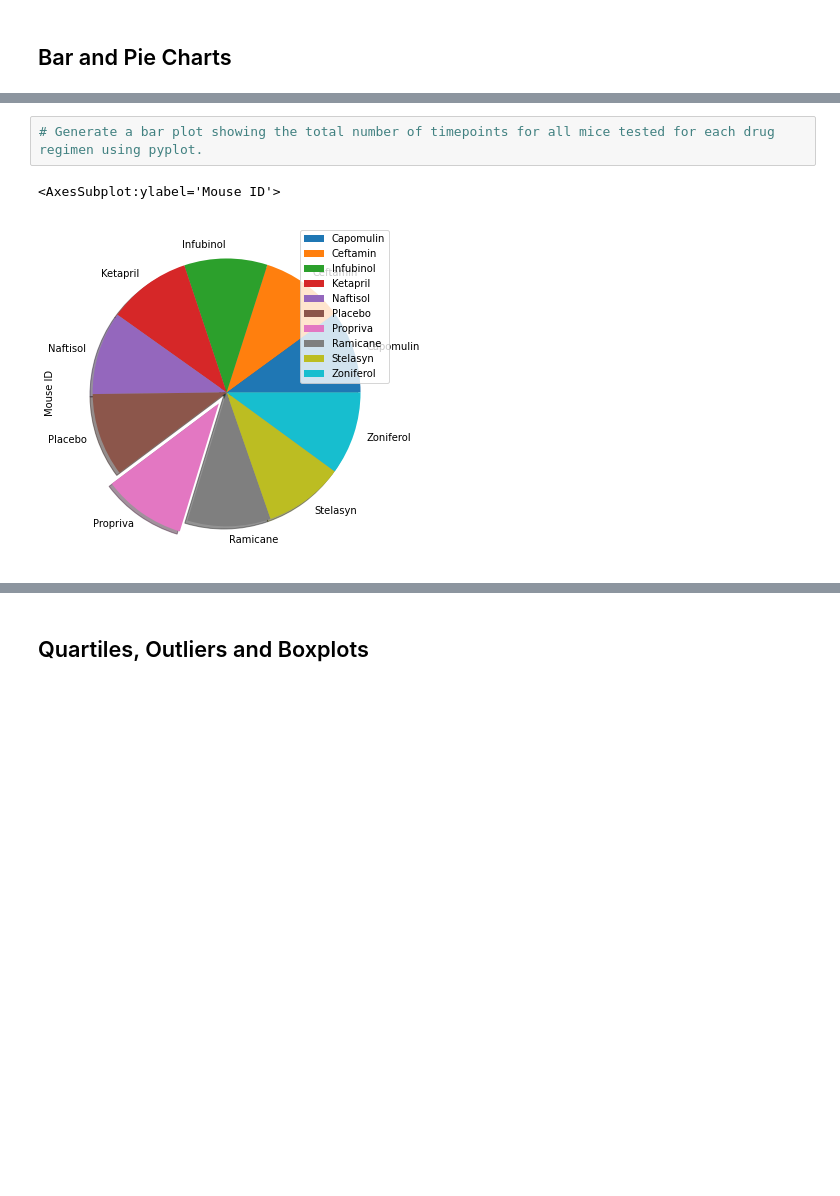
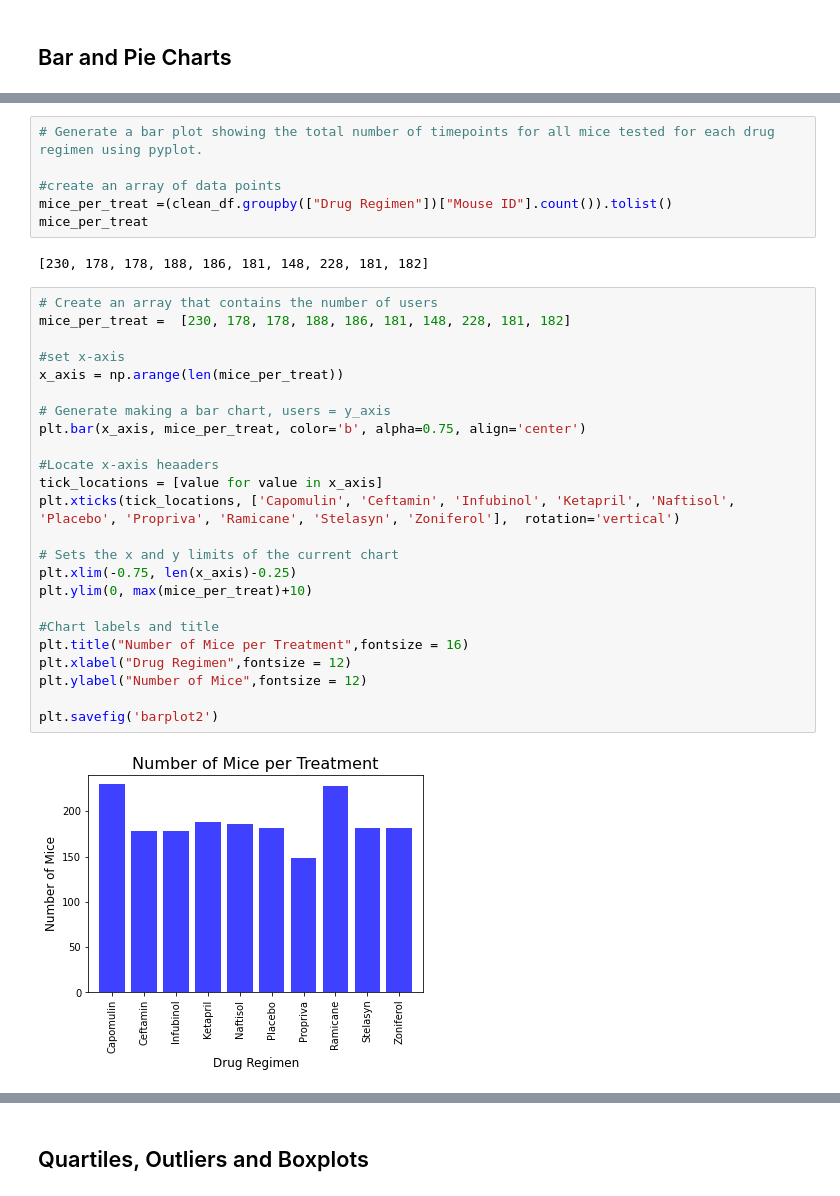
Before and after one commit to Posh007/Matplotlib-Plots, a Jupyter notebook: Pymaceuticals/Pymaceuticals_starter.ipynb, the cells around one changed output, grey strips where cells are left out. Cells and saved outputs as stored; diff of their text form; blank space fills up the shorter version.

```diff
--- a/Pymaceuticals/Pymaceuticals_starter.ipynb
+++ b/Pymaceuticals/Pymaceuticals_starter.ipynb
@@ -161,7 +161,36 @@ unique_mice_tested.plot(kind='bar',facecolor='red')
 # %%
 # Generate a bar plot showing the total number of timepoints for all mice tested for each drug regimen using pyplot.
+
+#create an array of data points
+mice_per_treat =(clean_df.groupby(["Drug Regimen"])["Mouse ID"].count()).tolist()
+mice_per_treat
 # %% [output]
-<AxesSubplot:ylabel='Mouse ID'>
+[230, 178, 178, 188, 186, 181, 148, 228, 181, 182]
-[figure, removed]
+# %%
+# Create an array that contains the number of users
+mice_per_treat =  [230, 178, 178, 188, 186, 181, 148, 228, 181, 182]
+
+#set x-axis
+x_axis = np.arange(len(mice_per_treat))
+
+# Generate making a bar chart, users = y_axis
+plt.bar(x_axis, mice_per_treat, color='b', alpha=0.75, align='center')
+
+#Locate x-axis heaaders
+tick_locations = [value for value in x_axis]
+plt.xticks(tick_locations, ['Capomulin', 'Ceftamin', 'Infubinol', 'Ketapril', 'Naftisol', 'Placebo', 'Propriva', 'Ramicane', 'Stelasyn', 'Zoniferol'],  rotation='vertical')
+
+# Sets the x and y limits of the current chart
+plt.xlim(-0.75, len(x_axis)-0.25)
+plt.ylim(0, max(mice_per_treat)+10)
+
+#Chart labels and title
+plt.title("Number of Mice per Treatment",fontsize = 16)
+plt.xlabel("Drug Regimen",fontsize = 12)
+plt.ylabel("Number of Mice",fontsize = 12)
+
+plt.savefig('barplot2')
+# %% [output]
+[figure, added]
 # %%
 # Generate a pie plot showing the distribution of female versus male mice using Pandas
```
Also changed, not shown: parts of 47 cells of this notebook, 8 other files.
